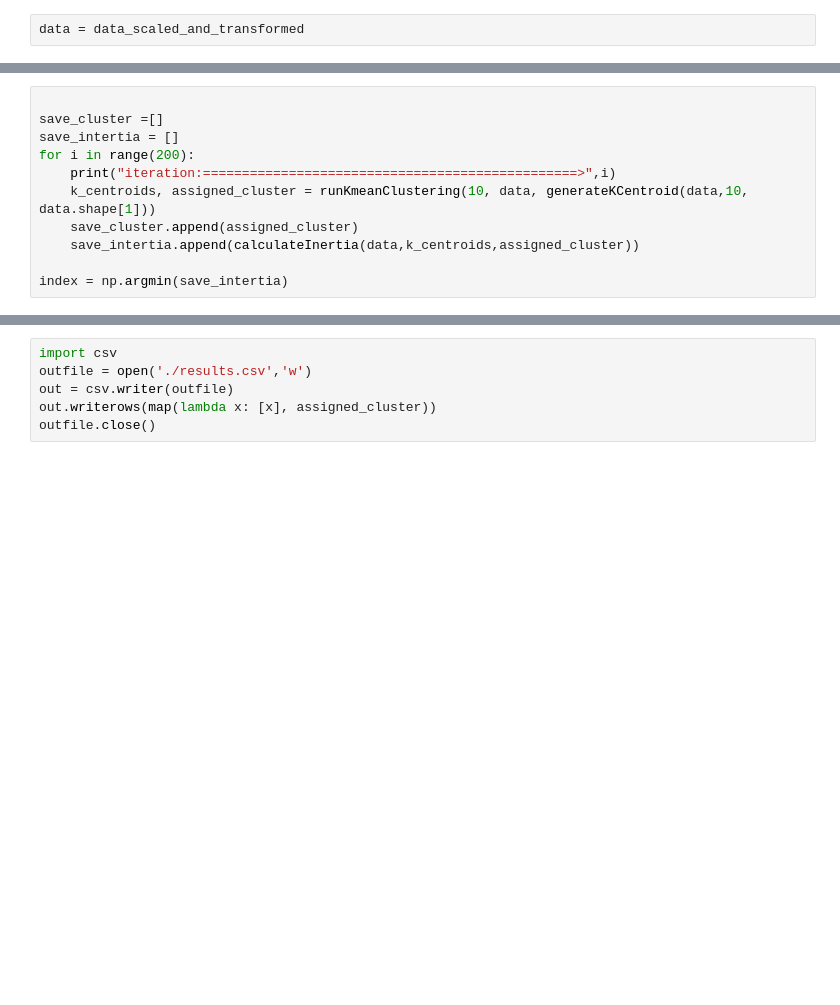
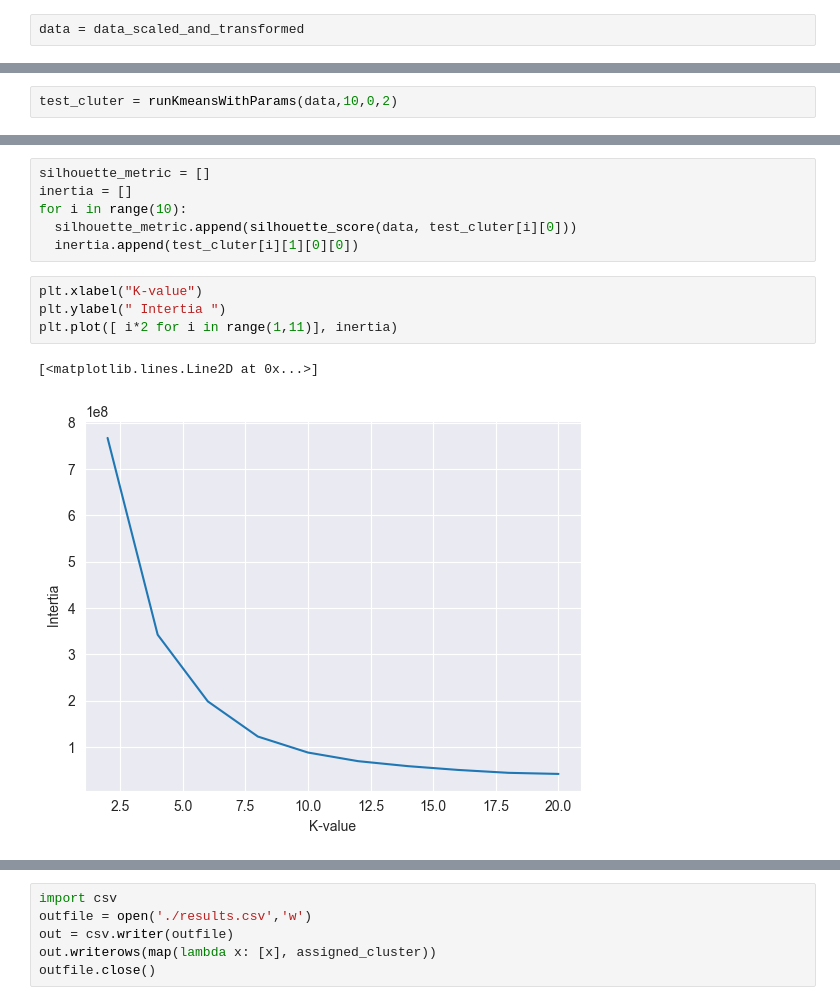
Before and after one commit to bhaba-ranjan/clustering, a Jupyter notebook: k-means.ipynb, the cells around one changed output, grey strips where cells are left out. Cells and saved outputs as stored; diff of their text form; blank space fills up the shorter version.

```diff
--- a/k-means.ipynb
+++ b/k-means.ipynb
@@ -174,11 +172,0 @@ iteration:================================================> 199
-# %%
-
-save_cluster =[]
-save_intertia = []
-for i in range(200):
-    print("iteration:================================================>",i)
-    k_centroids, assigned_cluster = runKmeanClustering(10, data, generateKCentroid(data,10, data.shape[1]))
-    save_cluster.append(assigned_cluster)
-    save_intertia.append(calculateInertia(data,k_centroids,assigned_cluster))
-
-index = np.argmin(save_intertia)
@@ -202,0 +182,2 @@ restart
+# %%
+test_cluter = runKmeansWithParams(data,10,0,2)
@@ -202,0 +215,13 @@ restart
+# %%
+silhouette_metric = []
+inertia = []
+for i in range(10):
+  silhouette_metric.append(silhouette_score(data, test_cluter[i][0]))
+  inertia.append(test_cluter[i][1][0][0])
+# %%
+plt.xlabel("K-value")
+plt.ylabel(" Intertia ")
+plt.plot([ i*2 for i in range(1,11)], inertia)
+# %% [output]
+[<matplotlib.lines.Line2D at 0x...>]
+[figure, added]
```
Also changed, not shown: parts of 36 cells of this notebook.
